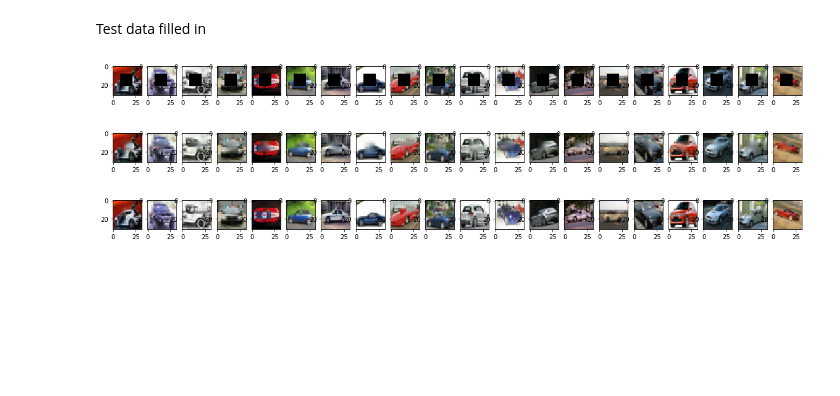
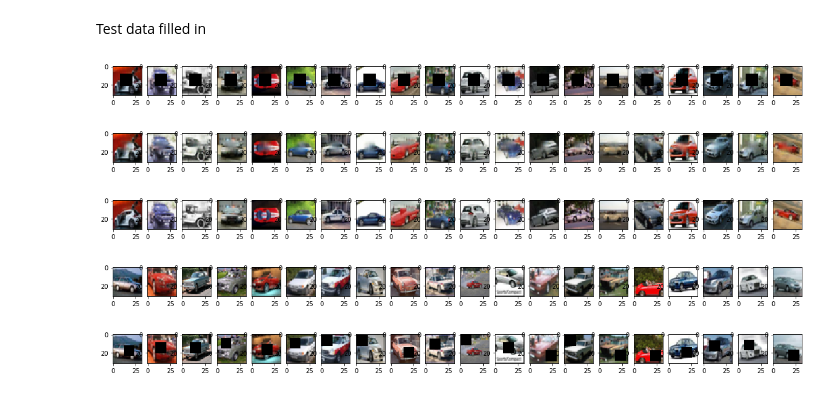
Before and after one commit to nji3/Deep_Learning_Study_Tutorial, a Jupyter notebook: Image Fill/Image_Fill_by_Direct_Convolution.ipynb, the cells around one changed output. Cells and saved outputs as stored; diff of their text form; code cells hidden in the pictures; blank space fills up the shorter version.

Commit message:
Update a bit in Image fill by Direct Conv

```diff
--- a/Image Fill/Image_Fill_by_Direct_Convolution.ipynb
+++ b/Image Fill/Image_Fill_by_Direct_Convolution.ipynb
@@ -177,3 +179,22 @@ plt.show()
 [figure]
 [figure]
 [figure]
+# %%
+import random
+
+# The Function used to remove the middle square of the image
+def Img_incomp_rand(imgs,w=12):
+    n = imgs.shape[0]
+    for i in range(n):
+        start = random.randint(0,31-w)
+        end = start+w
+        imgs[i][start:end,start:end,:] = 0
+    return imgs
+# %%
+x_train = Img_incomp_rand(x_train)
+Plot_Img(20,x_tra,20,10)
+Plot_Img(20,x_train,20,10)
+plt.show()
+# %% [output]
+[figure, added]
+[figure, added]
```
Also changed, not shown: parts of 1 cell of this notebook.
